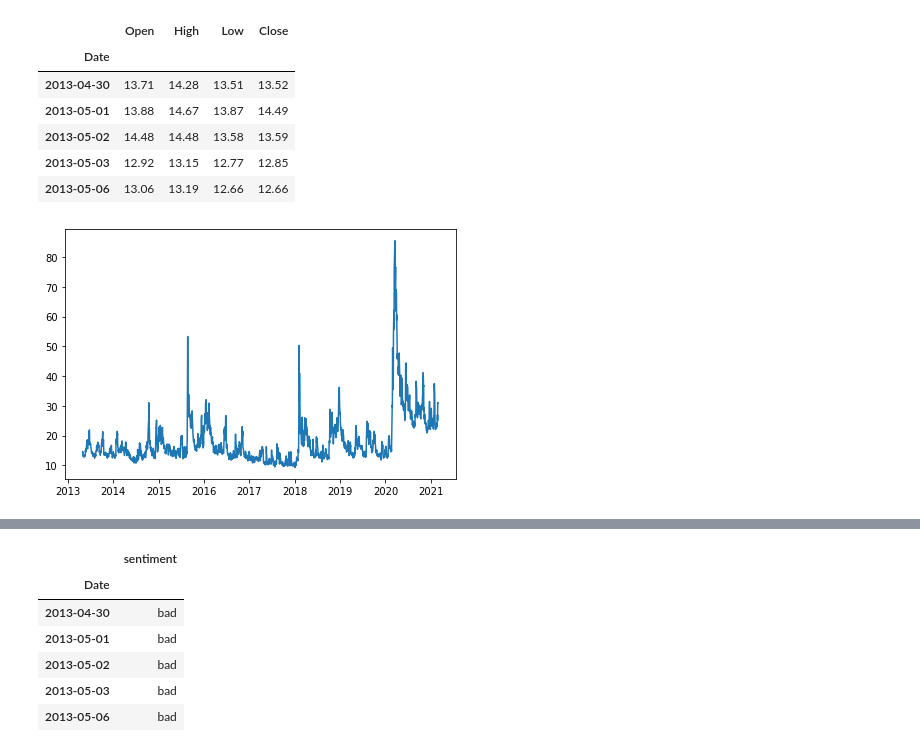
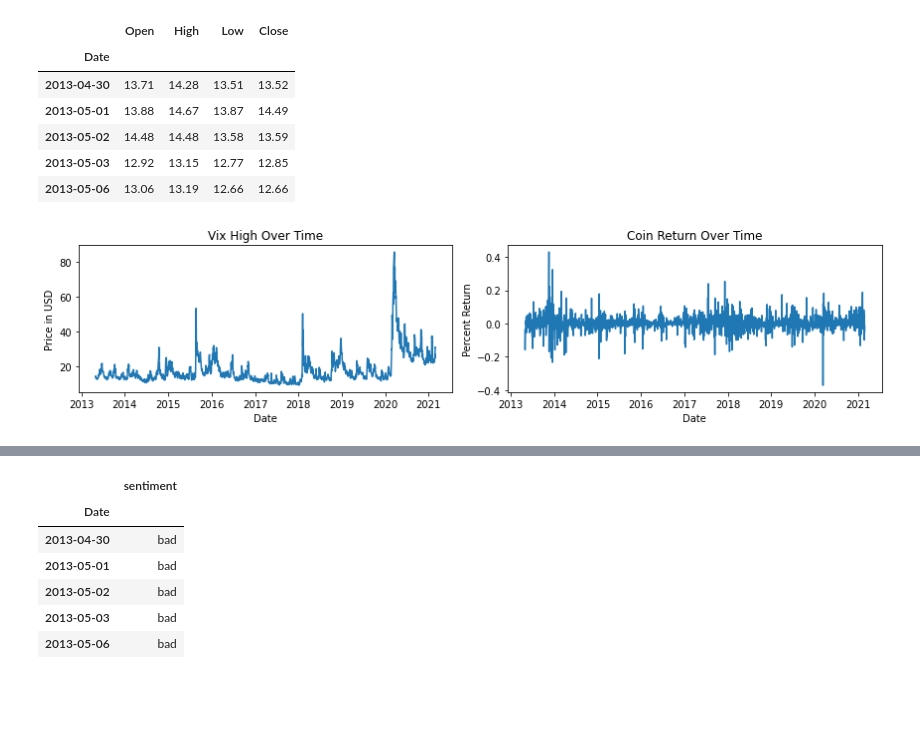
Before and after one commit to rickotten/I513-Project, a Jupyter notebook: Vix-Analysis.ipynb, the cells around one changed output, grey strips where cells are left out. Saved outputs shown, nothing was run; the diff lists cells and outputs as text; code cells hidden in the pictures; blank space fills up the shorter version.

Commit message:
added titles and labels to plots

```diff
--- a/Vix-Analysis.ipynb
+++ b/Vix-Analysis.ipynb
@@ -122,8 +122,22 @@ vix_df_copy.head()
 | 2013-05-06 | 13.06 | 13.19 | 12.66 | 12.66 |
 # %%
 # A basic visualization of what the Vix data set looks like. Notice the spikes in volatility
-plt.plot(vix_df_copy.index, vix_df_copy['High'])
+fig = plt.figure(figsize=(12, 3))
+ax1 = fig.add_subplot(1, 2, 1)
+ax1.plot(vix_df_copy.index, vix_df_copy['High'])
+ax1.set_title('Vix High Over Time')
+ax1.set_xlabel('Date')
+ax1.set_ylabel('Price in USD')
+
+
+# A basic visualization of the coin percent return
+ax2 = fig.add_subplot(1, 2, 2)
+ax2.plot(coin_return.index, coin_return['coin_return'])
+ax2.set_title('Coin Return Over Time')
+ax2.set_xlabel('Date')
+ax2.set_ylabel('Percent Return')
+
 plt.tight_layout()
 plt.show()
 # %% [output]
-[figure, old version]
+[figure, new version]
```
Also changed, not shown: parts of 3 cells of this notebook.
